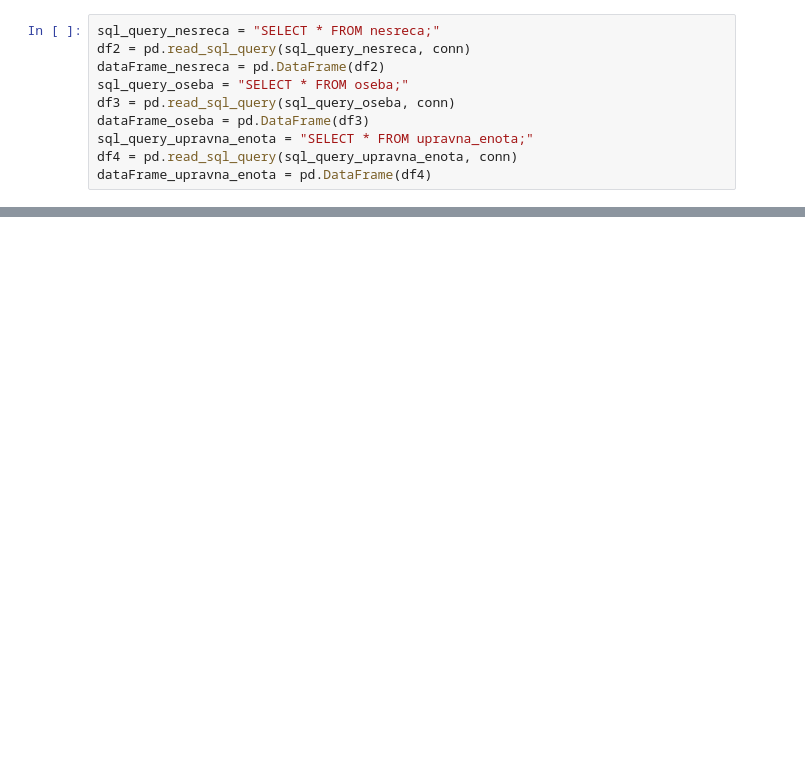
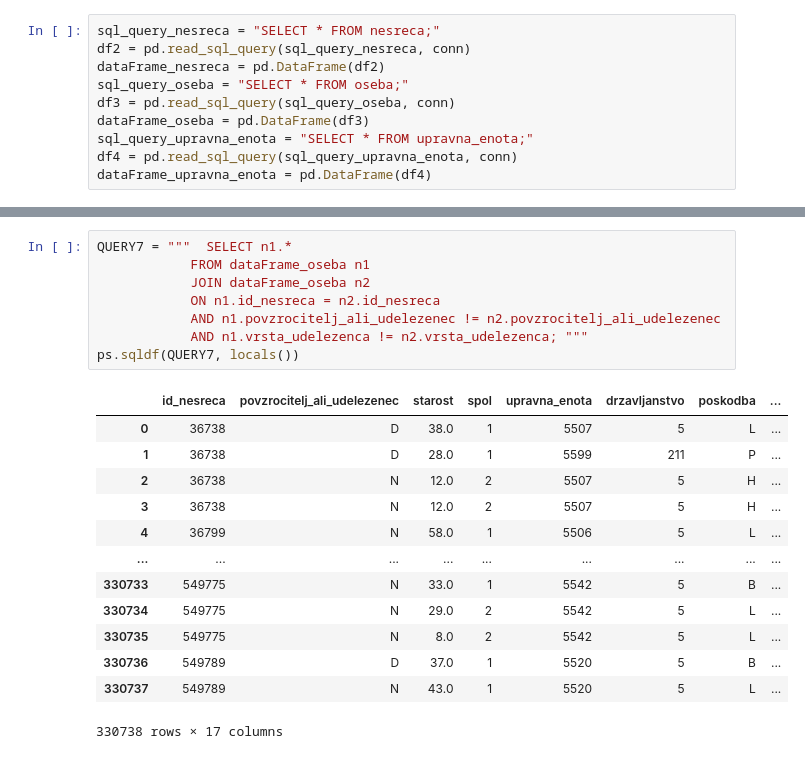
Before and after one commit to jasonachkar/COMP333_A1, a Jupyter notebook: Assignment1.ipynb, the cells around one changed output, grey strips where cells are left out. Cells and saved outputs as stored; diff of their text form; blank space fills up the shorter version.

```diff
--- a/Assignment1.ipynb
+++ b/Assignment1.ipynb
@@ -35,0 +106,22 @@ print(dataFrame_nesreca.groupby("stanje_povrsina_vozisce").size().reset_index(na
+# %%
+QUERY7 = """  SELECT n1.*
+            FROM dataFrame_oseba n1
+            JOIN dataFrame_oseba n2
+            ON n1.id_nesreca = n2.id_nesreca
+            AND n1.povzrocitelj_ali_udelezenec != n2.povzrocitelj_ali_udelezenec
+            AND n1.vrsta_udelezenca != n2.vrsta_udelezenca; """
+ps.sqldf(QUERY7, locals())
+# %% [output]
+|  | id_nesreca | povzrocitelj_ali_udelezenec | starost | spol | upravna_enota | drzavljanstvo | poskodba | ... |
+| 0 | 36738 | D | 38.0 | 1 | 5507 | 5 | L | ... |
+| 1 | 36738 | D | 28.0 | 1 | 5599 | 211 | P | ... |
+| 2 | 36738 | N | 12.0 | 2 | 5507 | 5 | H | ... |
+| 3 | 36738 | N | 12.0 | 2 | 5507 | 5 | H | ... |
+| 4 | 36799 | N | 58.0 | 1 | 5506 | 5 | L | ... |
+| ... | ... | ... | ... | ... | ... | ... | ... | ... |
+| 330733 | 549775 | N | 33.0 | 1 | 5542 | 5 | B | ... |
+| 330734 | 549775 | N | 29.0 | 2 | 5542 | 5 | L | ... |
+| 330735 | 549775 | N | 8.0 | 2 | 5542 | 5 | L | ... |
+| 330736 | 549789 | D | 37.0 | 1 | 5520 | 5 | B | ... |
+| 330737 | 549789 | N | 43.0 | 1 | 5520 | 5 | L | ... |
+330738 rows × 17 columns
```
Also changed, not shown: parts of 10 cells of this notebook.
